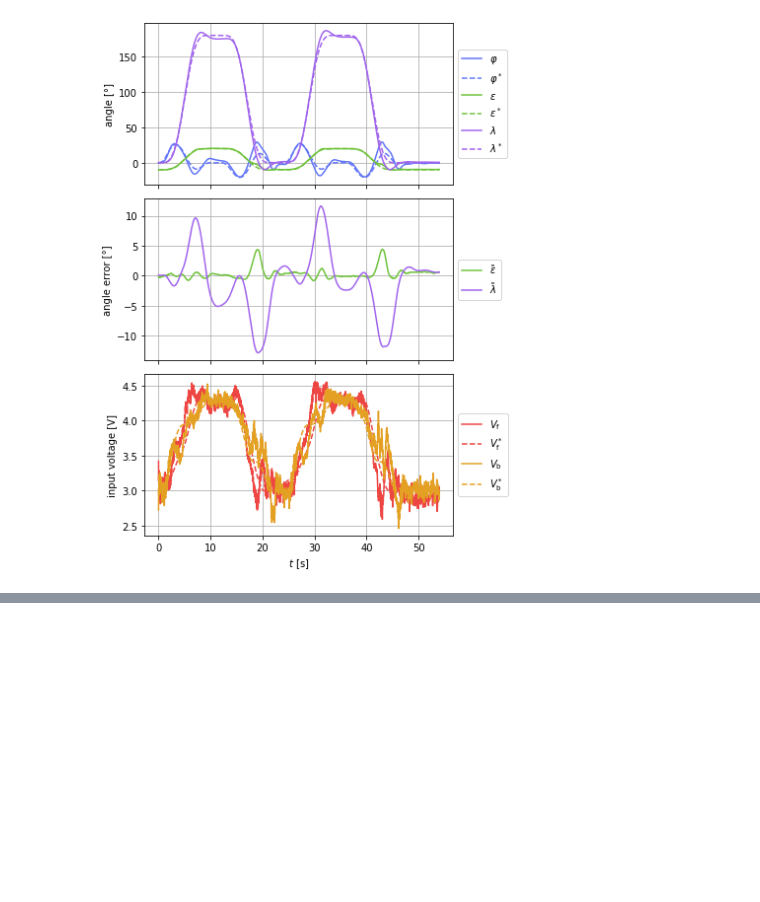
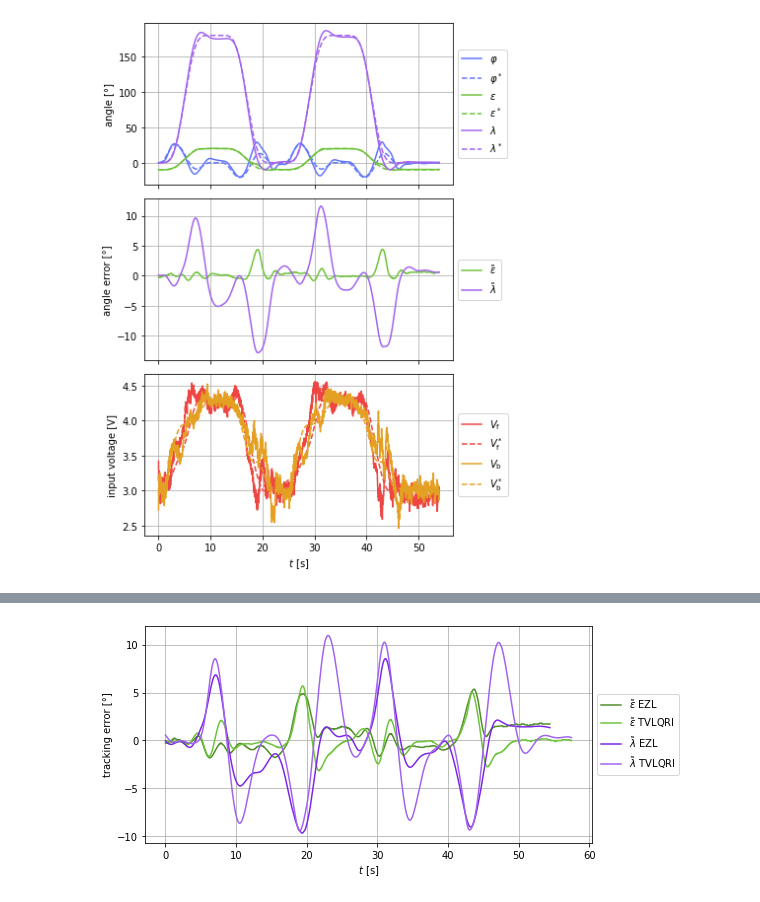
Before and after one commit to Rojetto/helicopter_thesis_code, a Jupyter notebook: scripts/diagrams.ipynb, the cells around one changed output, grey strips where cells are left out. Saved outputs shown, nothing was run; the diff lists cells and outputs as text; code cells hidden in the pictures; blank space fills up the shorter version.

```diff
--- a/scripts/diagrams.ipynb
+++ b/scripts/diagrams.ipynb
@@ -1474,0 +1497,20 @@ my_savefig('plin_2.1.2')
+# %%
+dynext = clip_and_unify(load_meas("dynext_ode_2.1.2_2"))
+tvlqri = clip_and_unify(load_meas("tvlqri_2.1.2_VID"))
+
+plt.figure(figsize=(8, 4))
+plt.plot(dynext.t, (dynext.eps - dynext.traj_eps[:, 0]) / deg, **eps_alt_color, label=r"$\tilde\varepsilon$ EZL")
+plt.plot(tvlqri.t, (tvlqri.eps - tvlqri.traj_eps[:, 0]) / deg, **eps_color, label=r"$\tilde\varepsilon$ TVLQRI")
+
+plt.plot(dynext.t, (dynext.lamb - dynext.traj_lamb[:, 0]) / deg, **lamb_alt_color, label=r"$\tilde\lambda$ EZL")
+plt.plot(tvlqri.t, (tvlqri.lamb - tvlqri.traj_lamb[:, 0]) / deg, **lamb_color, label=r"$\tilde\lambda$ TVLQRI")
+
+plt.grid()
+plt.legend(**leg)
+
+plt.xlabel("$t$ [s]")
+plt.ylabel("tracking error [°]")
+
+my_savefig('praes_tvlqri_vs_dynext')
+# %% [output]
+[figure, added]
```
Also changed, not shown: parts of 5 cells of this notebook.
